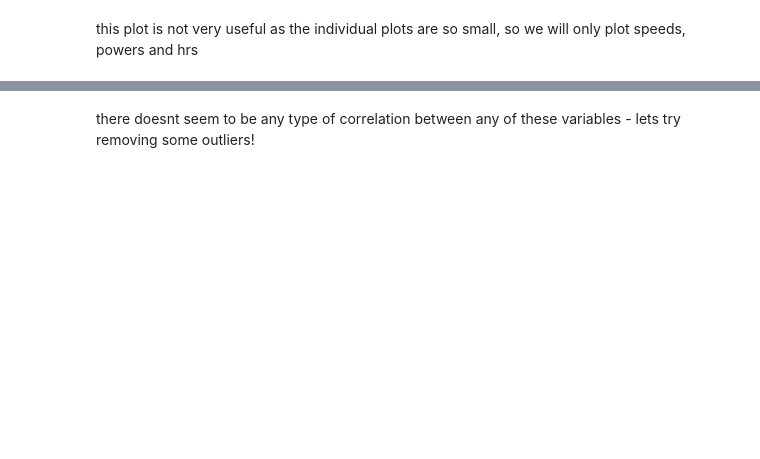
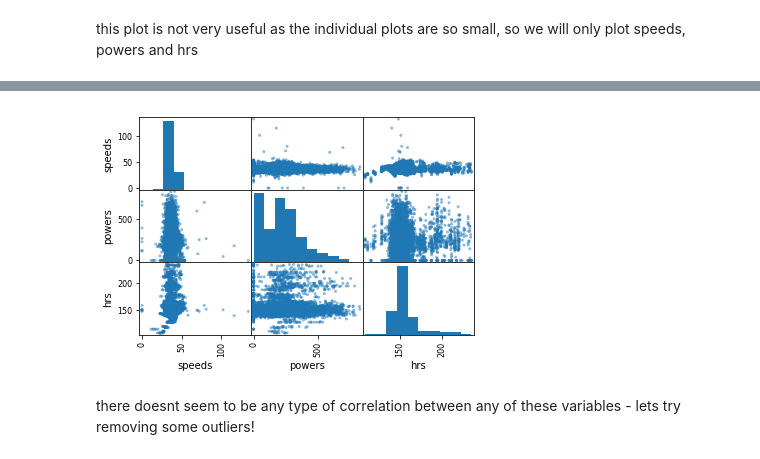
Before and after one commit to hixan/Comp257-project1, a Jupyter notebook: analysis.ipynb, the cells around one changed output, grey strips where cells are left out. Saved outputs shown, nothing was run; the diff lists cells and outputs as text; code cells hidden in the pictures; blank space fills up the shorter version.

```diff
--- a/analysis.ipynb
+++ b/analysis.ipynb
@@ -119,2 +137,7 @@ plot_matrix(crop_ll(data_race1_b.values()), data_race1_b.keys())
+# %%
+pd.plotting.scatter_matrix(race1[['speeds','powers','hrs']])
+plt.show()
+# %% [output]
+[figure, added]
 # %% [markdown]
 there doesnt seem to be any type of correlation between any of these variables - lets try removing some outliers!
```
Also changed, not shown: parts of 20 cells of this notebook, 1 other file.
